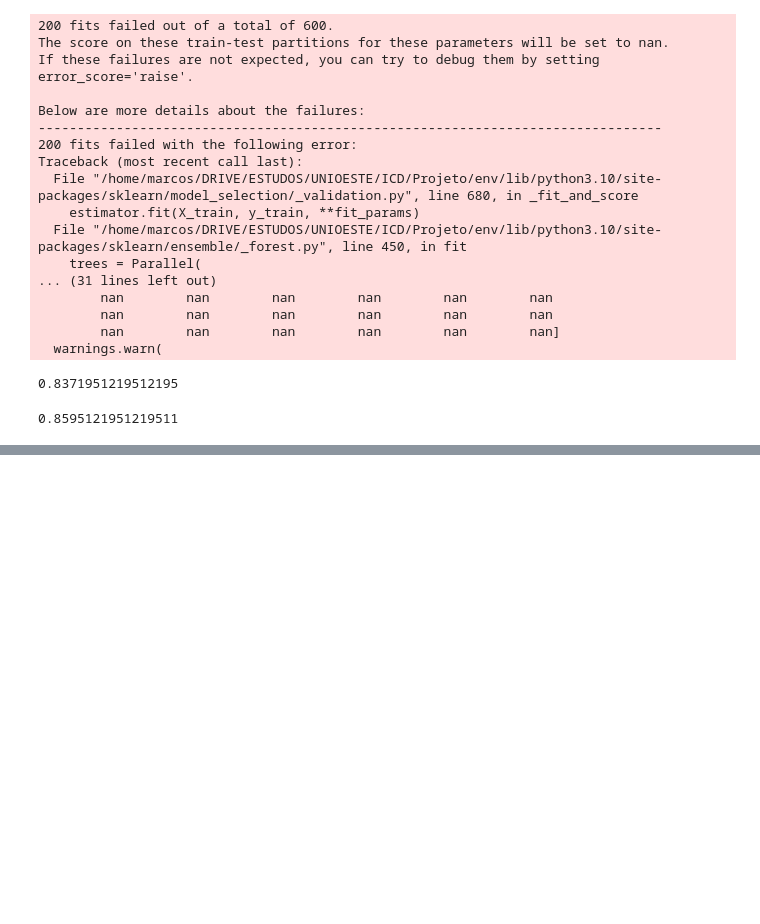
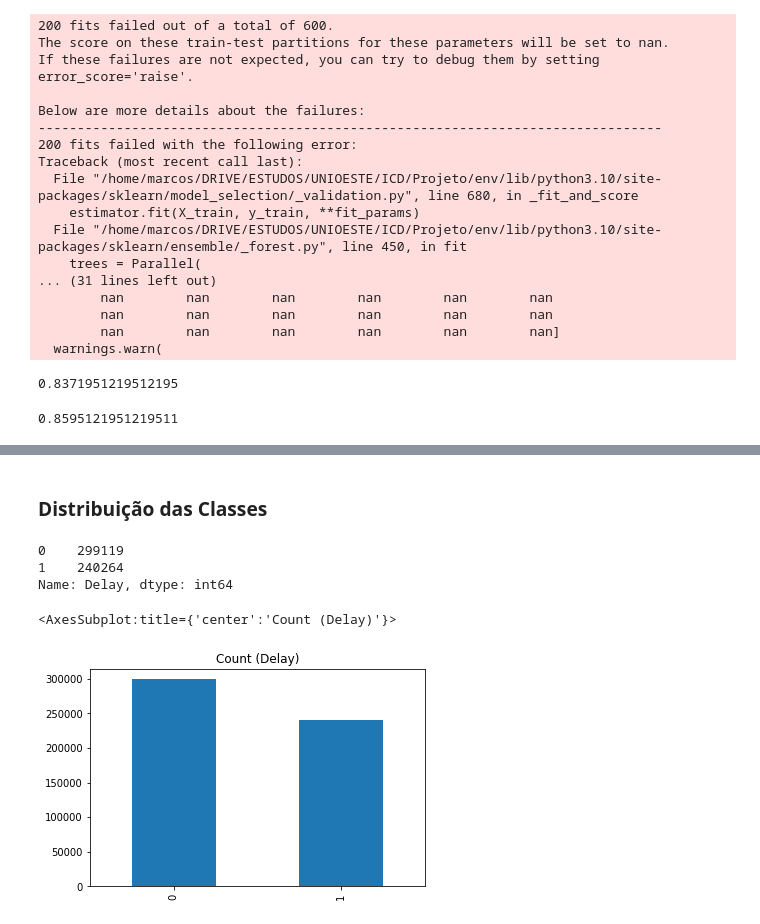
Before and after one commit to marcosavdl/mdnc_trab_1, a Jupyter notebook: projeto_1.ipynb, the cells around one changed output, grey strips where cells are left out. Cells and saved outputs as stored; diff of their text form; code cells hidden in the pictures; blank space fills up the shorter version.

```diff
--- a/projeto_1.ipynb
+++ b/projeto_1.ipynb
@@ -283,0 +286,11 @@ acuracia_tree_arrhythmia.mean()
+# %%
+df = arff.loadarff("dataset/airlines.arff")
+df = pd.DataFrame(df[0])
+# dd.DataFrame
+# %%
+df["Airline"] = df["Airline"].str.decode('utf-8')
+df["AirportFrom"] = df["AirportFrom"].str.decode('utf-8')
+df["AirportTo"] = df["AirportTo"].str.decode('utf-8')
+df["DayOfWeek"] = df["DayOfWeek"].str.decode('utf-8')
+df["Delay"] = df["Delay"].str.decode('utf-8')
+df
@@ -283,0 +341,14 @@ acuracia_tree_arrhythmia.mean()
+# %% [markdown]
+### Distribuição das Classes
+# %%
+df_count_target = df['Delay'].value_counts()
+# df_count_target
+
+print(df_count_target)
+df_count_target.plot(kind='bar', title='Count (Delay)')
+# %% [output]
+0    299119
+1    240264
+Name: Delay, dtype: int64
+<AxesSubplot:title={'center':'Count (Delay)'}>
+[figure, added]
```
Also changed, not shown: parts of 10 cells of this notebook.
